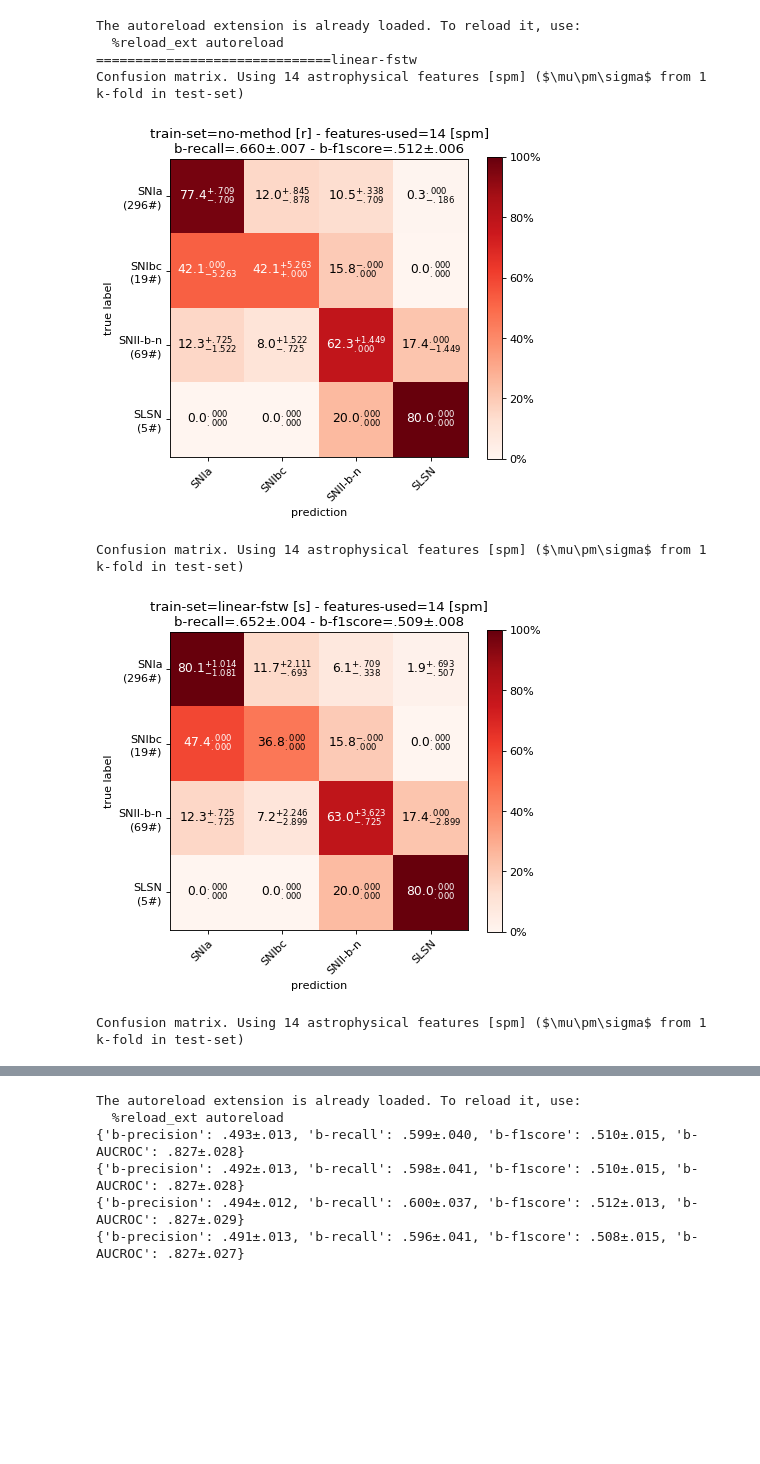
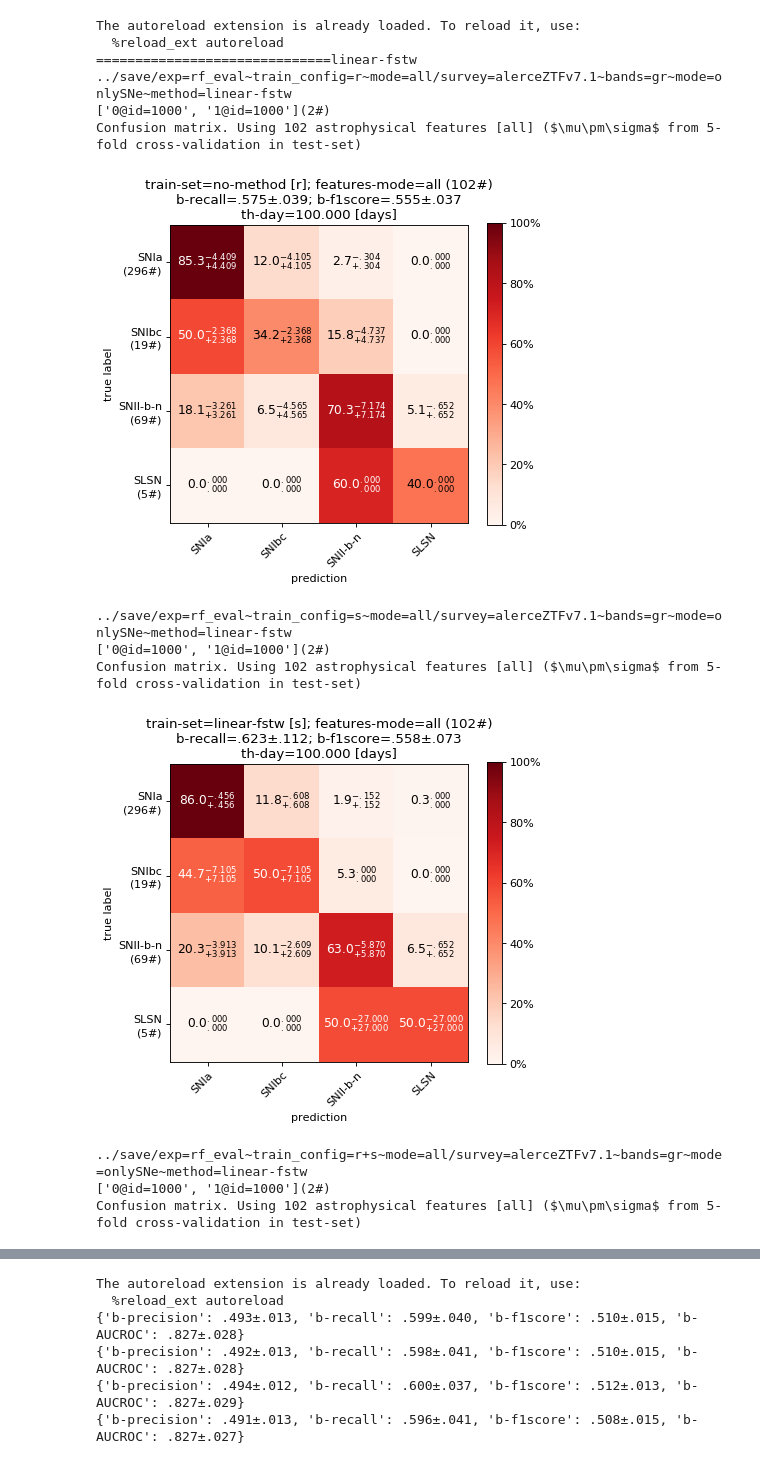
Before and after one commit to opimentel-github/astro-lightcurves-fats, a Jupyter notebook: experiments/metrics_results.ipynb, the cells around one changed output, grey strips where cells are left out. Drawn from its saved outputs; the diff is of its cells as text; code cells hidden in the pictures; blank space fills up the shorter version.

```diff
--- a/experiments/metrics_results.ipynb
+++ b/experiments/metrics_results.ipynb
@@ -8,7 +8,7 @@ sys.path.append('../../astro-lightcurves-handler') # or just install the module
 %autoreload 2
 %matplotlib inline
 import numpy as np
-from fuzzytools.files import search_for_filedirs, gather_files_by_kfold
+import fuzzytools.files as ftfiles
 from fuzzytools.cuteplots.cm_plots import plot_custom_confusion_matrix
 import matplotlib.pyplot as plt
 from fuzzytools.datascience.xerror import XError
@@ -26,7 +26,7 @@ def get_mode_text(mode, features):
     else:
         return f'Using {len(features)} astrophysical features [{mode}]'
 
-mode = 'spm' # all spm sne
+mode = 'all' # all spm sne
 methods = [
     'linear-fstw',
     'bspline-fstw',
@@ -36,49 +36,66 @@ methods = [
     'spm-mcmc-estw',
 ]
 #methods = ['spm-mcmc-estw']
-eval_lcset_name = 'test'
-kf = '1'
+RANDOM_STATE = 0
+lcset_name = 'test'
+kf = '.'
 
 for method in methods:
     print('='*30+method)
     for train_config in ['r', 's', 'r+s']:
-        rootdir = f'../save/exp=rf_eval~train_config={train_config}~mode={mode}/survey=alerceZTFv7.1~bands=gr~mode=onlySNe~method={method}'
-        files, files_ids = gather_files_by_kfold(rootdir, kf, eval_lcset_name)
+        load_roodir = f'../save/exp=rf_eval~train_config={train_config}~mode={mode}/survey=alerceZTFv7.1~bands=gr~mode=onlySNe~method={method}'
+        print(load_roodir)
+        files, files_ids = ftfiles.gather_files_by_kfold(load_roodir, kf, lcset_name,
+            fext='d',
+            disbalanced_kf_mode='oversampling', # error oversampling
+            random_state=RANDOM_STATE,
+            )
+        print(f'{files_ids}({len(files_ids)}#)')
+        if len(files)==0:
+            continue
+
         class_names = files[0]()['lcset_info']['class_names']
         features = files[0]()['features']
         cms = np.concatenate([f()['cm'][None] for f in files], axis=0)
         bprecision_xe = XError([f()['metrics_dict']['b-precision'] for f in files])
         brecall_xe = XError([f()['metrics_dict']['b-recall'] for f in files])
         bf1score_xe = XError([f()['metrics_dict']['b-f1score'] for f in files])
 
         ### plot cm
         _title = 'no-method [r]' if train_config=='r' else f'{method} [{train_config}]'
         title = ''
-        title += f'train-set={_title} - features-used={len(features)} [{mode}]'+'\n'
+        title += f'train-set={_title}; features-mode={mode} ({len(features)}#)'+'\n'
         #title += f'train-set={_title} - eval-set={kf}@{eval_lcset_name}'+'\n'
         #title += f'b-p/r={bprecision_xe} / {brecall_xe}'+'\n'
         #title += f'b-f1score={bf1score_xe}'+'\n'
-        title += f'b-recall={brecall_xe} - b-f1score={bf1score_xe}'+'\n'
+        title += f'b-recall={brecall_xe}; b-f1score={bf1score_xe}'+'\n'
+        title += f'th-day={100:.3f} [days]'+'\n'
         cm_kwargs = {
             'title':title[:-1],
             'figsize':(6,5),
             'new_order_classes':['SNIa', 'SNIbc', 'SNII-b-n', 'SLSN'],
         }
         fig, ax, cm_norm = plot_custom_confusion_matrix(cms, class_names, **cm_kwargs)
         #accu = XError(np.diagonal(cm_norm*100, axis1=1, axis2=2).flatten().tolist())
         #title += f'b-accu={accu}'+'\n'
         #ax.set_title(title[:-1])
         caption = ''
         caption += f'Confusion matrix.'
         caption += f' {get_mode_text(mode, features)} {get_kf_text(eval_lcset_name, kf)}'
         print(caption)
         plt.show()
 # %% [output]
 The autoreload extension is already loaded. To reload it, use:
   %reload_ext autoreload
 ==============================linear-fstw
-Confusion matrix. Using 14 astrophysical features [spm] ($\mu\pm\sigma$ from 1 k-fold in test-set)
+../save/exp=rf_eval~train_config=r~mode=all/survey=alerceZTFv7.1~bands=gr~mode=onlySNe~method=linear-fstw
+['0@id=1000', '1@id=1000'](2#)
+Confusion matrix. Using 102 astrophysical features [all] ($\mu\pm\sigma$ from 5-fold cross-validation in test-set)
-[figure, old version]
+[figure, new version]
-Confusion matrix. Using 14 astrophysical features [spm] ($\mu\pm\sigma$ from 1 k-fold in test-set)
+../save/exp=rf_eval~train_config=s~mode=all/survey=alerceZTFv7.1~bands=gr~mode=onlySNe~method=linear-fstw
+['0@id=1000', '1@id=1000'](2#)
+Confusion matrix. Using 102 astrophysical features [all] ($\mu\pm\sigma$ from 5-fold cross-validation in test-set)
-[figure, old version]
+[figure, new version]
-Confusion matrix. Using 14 astrophysical features [spm] ($\mu\pm\sigma$ from 1 k-fold in test-set)
+../save/exp=rf_eval~train_config=r+s~mode=all/survey=alerceZTFv7.1~bands=gr~mode=onlySNe~method=linear-fstw
+['0@id=1000', '1@id=1000'](2#)
+Confusion matrix. Using 102 astrophysical features [all] ($\mu\pm\sigma$ from 5-fold cross-validation in test-set)
```
Also changed, not shown: parts of 1 cell of this notebook, 1 other file.
